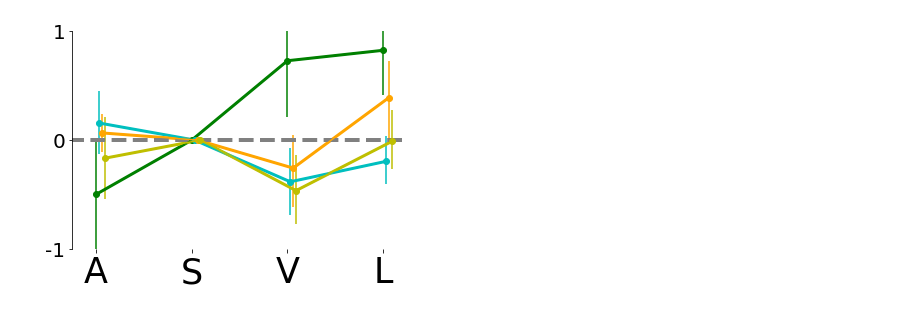
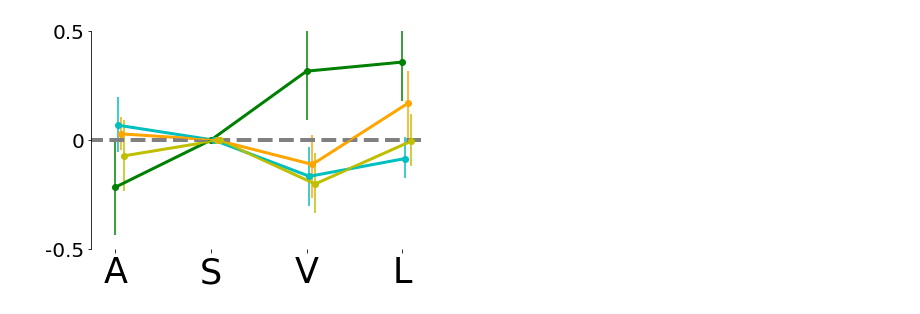
Before and after one commit to orangese/combind_multistruct_benchmarking, a Jupyter notebook: notebooks/paper/D2_mutagenesis_panels.ipynb, the cells around one changed output. Saved outputs shown, nothing was run; the diff lists cells and outputs as text; code cells hidden in the pictures.

Commit message:
Updated figures.

```diff
--- a/notebooks/paper/D2_mutagenesis_panels.ipynb
+++ b/notebooks/paper/D2_mutagenesis_panels.ipynb
@@ -32,9 +32,9 @@ for affinity, sem in zip(affinities, sems):
         l_wt = affinity[0] - sem[0]
         h_wt = affinity[0] + sem[0]
 
-        mean[-1] += [np.log(a) - np.log(affinity[0])]
-        low[-1] += [mean[-1][-1] - (np.log(l) - np.log(h_wt))]
-        high[-1] += [(np.log(h) - np.log(l_wt)) - mean[-1][-1]]
+        mean[-1] += [np.log10(a) - np.log10(affinity[0])]
+        low[-1] += [mean[-1][-1] - (np.log10(l) - np.log10(h_wt))]
+        high[-1] += [(np.log10(h) - np.log10(l_wt)) - mean[-1][-1]]
 # %%
 def get(ligand, mutation, metric):
     if metric == 'mean':
@@ -48,13 +48,23 @@ def get(ligand, mutation, metric):
             idx =  0
         else:
             idx = mutations.index(mutation)+1
-        return affinities[ligands.index(ligand)][idx] / affinities[ligands.index(ligand)][0]
-    elif metric == 'raw-sem':
+        return -np.log10(affinities[ligands.index(ligand)][idx])+9
+    elif metric == 'raw-sem-low':
         if mutation == 'WT':
             idx =  0
         else:
             idx = mutations.index(mutation)+1
-        return sems[ligands.index(ligand)][idx] / affinities[ligands.index(ligand)][0]
+        _mean = affinities[ligands.index(ligand)][idx]
+        _sem = sems[ligands.index(ligand)][idx]
+        return - np.log10(_mean - _sem) + np.log10(_mean)
+    elif metric == 'raw-sem-high':
+        if mutation == 'WT':
+            idx =  0
+        else:
+            idx = mutations.index(mutation)+1
+        _mean = affinities[ligands.index(ligand)][idx]
+        _sem = sems[ligands.index(ligand)][idx]
+        return np.log10(_mean + _sem) - np.log10(_mean)
     else:
         assert False
     return data[ligands.index(ligand)][mutations.index(mutation)]
@@ -65,30 +75,30 @@ array([0.02843873, 0.91844115, 0.55835926, 0.22890975])
 # %%
 ax = plt.subplot(111)
 for color, ligand in zip(colors, ligands):
     x = np.linspace(0, 3, 4) + ligands.index(ligand)*0.03
     y = [get(ligand, 'S193A', 'mean'), 0.0, get(ligand, 'S193V', 'mean'), get(ligand, 'S193L', 'mean')]
     err = [[get(ligand, 'S193A', 'low'), 0.0, get(ligand, 'S193V', 'low'), get(ligand, 'S193L', 'low')],
            [get(ligand, 'S193A', 'high'), 0.0, get(ligand, 'S193V', 'high'), get(ligand, 'S193L', 'high')]]
     plt.plot(x, y, c = color, lw = 3)
     ax.errorbar(x, y, yerr=err, fmt='-o', c = color)
 
 ax.plot([-0.5, 3.5], [0, 0], '--', c = 'grey', lw=4)
 ax.set_xticks(range(4))
 ax.set_xticklabels(['A', 'S', 'V', 'L'], fontsize = 35)
-ax.set_ylim(-1, 1)
+ax.set_ylim(-0.5, 0.5)
 ax.set_xlim(-0.25, 3.25)
-ax.set_yticks(range(-1, 2))
-ax.set_yticklabels(range(-1, 2), fontsize = 20)
+ax.set_yticks([-0.5, 0, 0.5])
+ax.set_yticklabels([-0.5, 0, 0.5], fontsize = 20)
 
 #ax.set_title('S193', fontsize=40)
 
 ax.spines['right'].set_visible(False)
 ax.spines['top'].set_visible(False)
 ax.spines['bottom'].set_visible(False)
-#plt.savefig('../../pymol/figures/D2_panels/S193.pdf')
+plt.savefig('../../pymol/figures/d2_panels/S193.pdf')
 plt.show()
 # %% [output]
-[figure, old version]
+[figure, new version]
 # %%
 ax = plt.subplot(111)
 
```
Also changed, not shown: parts of 3 cells of this notebook, 34 other files.
